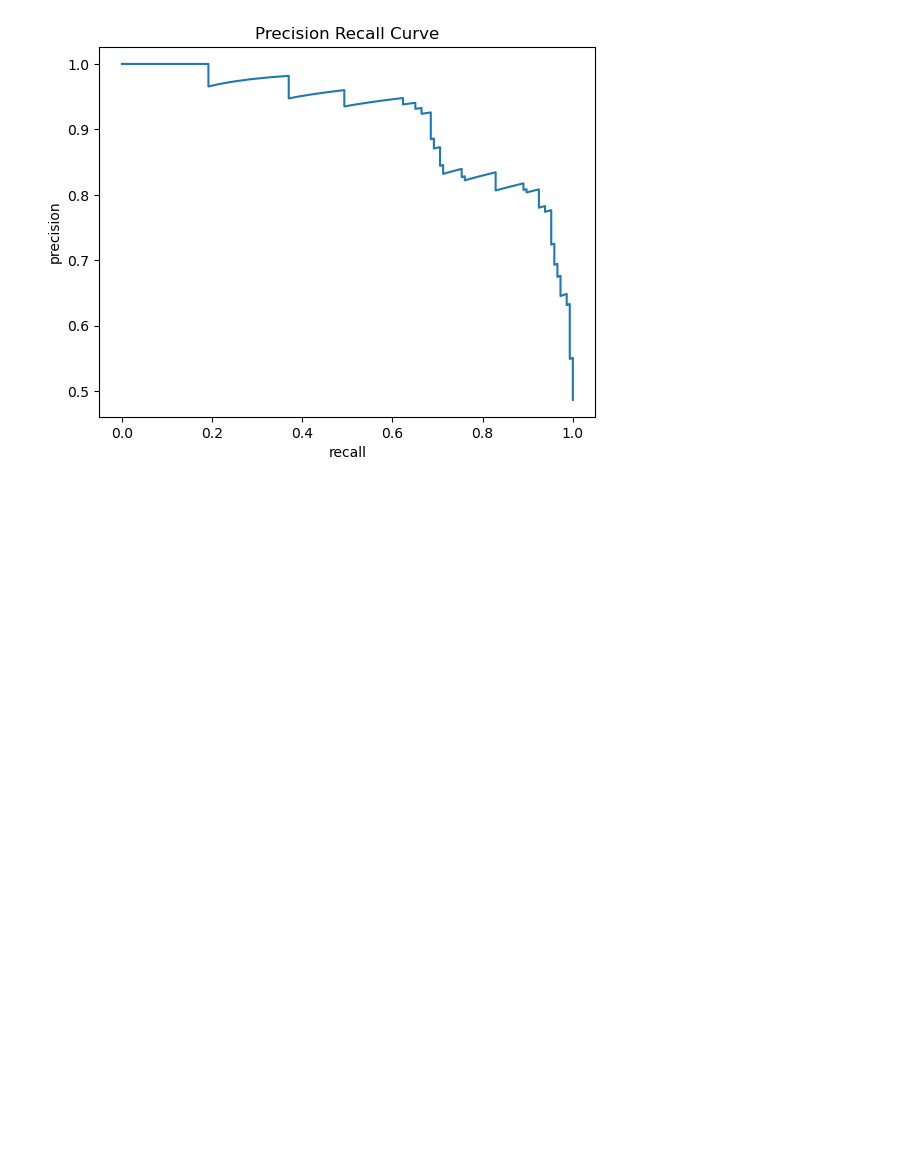
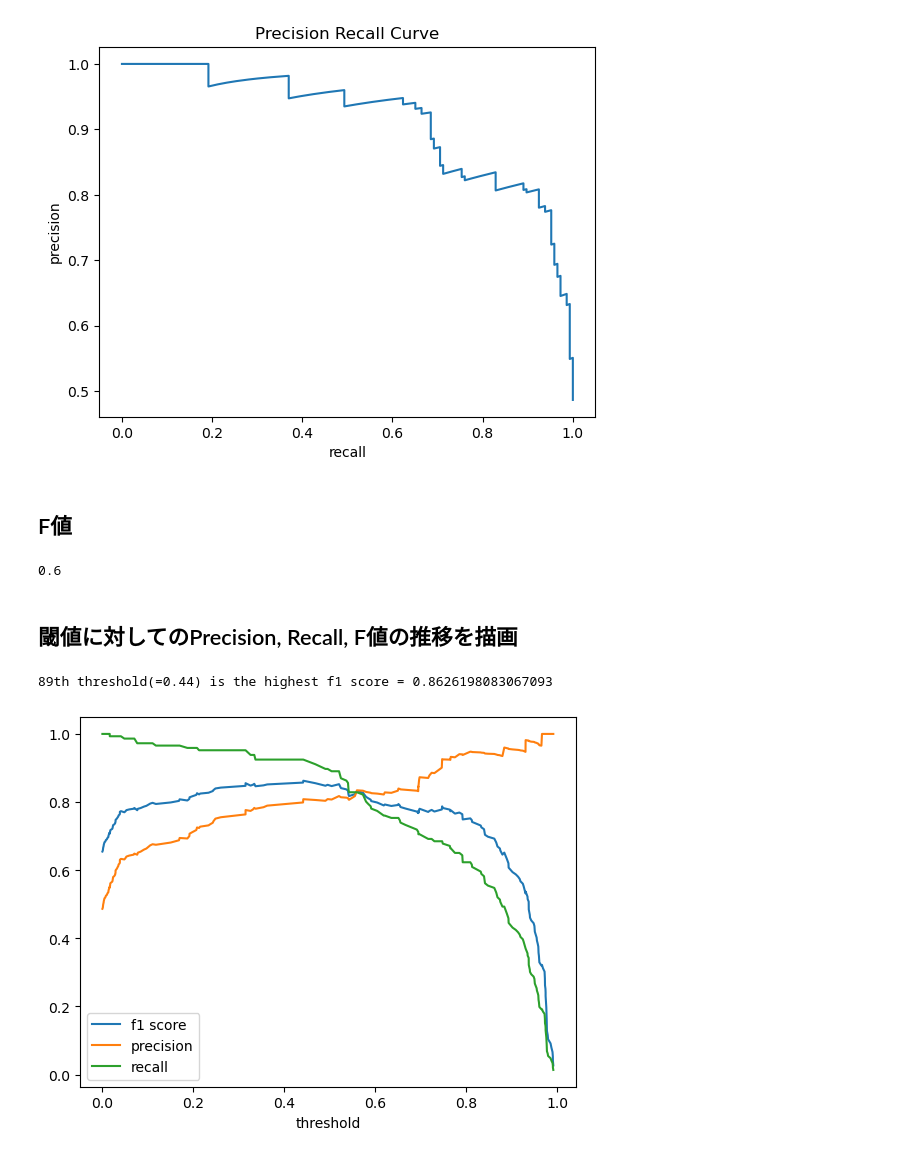
Before and after one commit to takuya178/python_machine_lerning, a Jupyter notebook: Classification/matrics.ipynb, the cells around one changed output. Cells and saved outputs as stored; diff of their text form; code cells hidden in the pictures; blank space fills up the shorter version.

Commit message:
add precision

```diff
--- a/Classification/matrics.ipynb
+++ b/Classification/matrics.ipynb
@@ -156,3 +157,30 @@ plt.title('Precision Recall Curve')
 plt.show()
 # %% [output]
 [figure]
+# %% [markdown]
+## F値
+# %%
+y_true = [1, 1, 0, 1, 0, 0, 1, 1]
+y_pred = [1, 1, 1, 0, 0, 1, 0, 1]
+f1_score(y_true, y_pred)
+# %% [output]
+0.6
+# %% [markdown]
+## 閾値に対してのPrecision, Recall, F値の推移を描画
+# %%
+precision, recall, thresholds = precision_recall_curve(y_test, y_pred_proba[:, 1])
+y_pred = model.predict(X_test)
+f1_scores = [hmean([p, r]) for p, r in zip(precision, recall)]
+
+plt.plot(thresholds, f1_scores[:-1], label='f1 score')
+plt.plot(thresholds, precision[:-1], label='precision')
+plt.plot(thresholds, recall[:-1], label='recall')
+plt.xlabel('threshold')
+plt.legend()
+
+# thresholdを高くすると、陰性と判断するものが増えるので陽性と分類した中で本当に陽性の割合が増えていく。
+print(f"{np.argmax(f1_scores)}th threshold(={thresholds[np.argmax(f1_scores)]:.2f}) is the highest f1 score = {np.max(f1_scores)}")
+# 見落としをなくしたい場合は、Recallを高くする必要があり、Precisionをそこまで高くする必要はない。
+# %% [output]
+89th threshold(=0.44) is the highest f1 score = 0.8626198083067093
+[figure, added]
```
Also changed, not shown: parts of 1 cell of this notebook.
